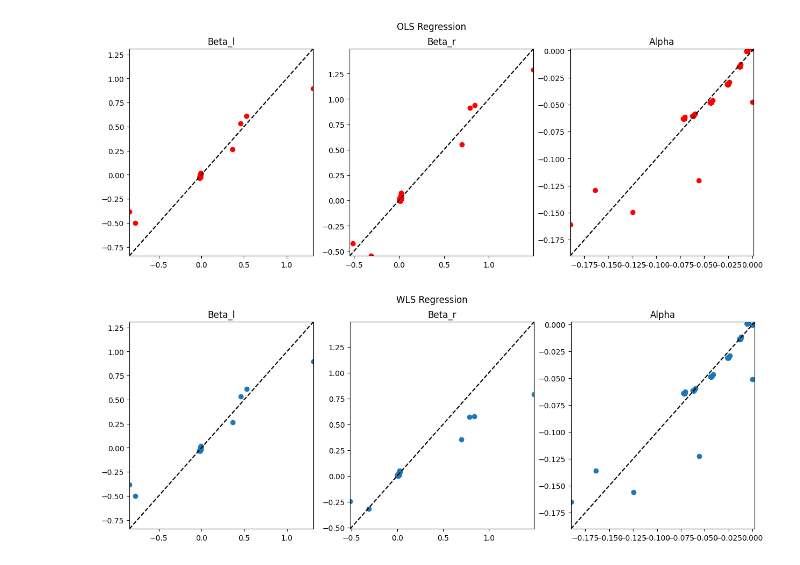
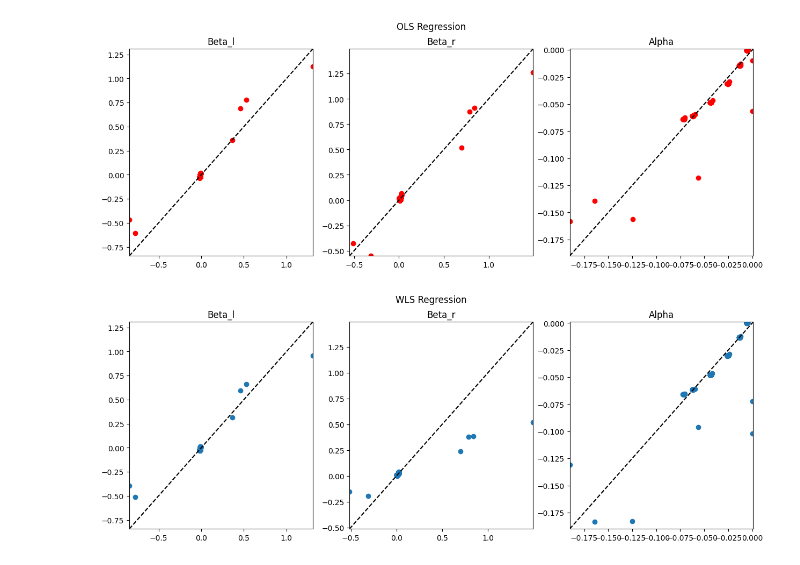
Before and after one commit to jprogrammer13/drp_course_2023, a Jupyter notebook: notebooks/wls_test.ipynb, the cells around one changed output. Cells and saved outputs as stored; diff of their text form; code cells hidden in the pictures.

Commit message:
fixed plot, added standardized residuals

```diff
--- a/notebooks/wls_test.ipynb
+++ b/notebooks/wls_test.ipynb
@@ -130,3 +117,3 @@ plt.show()
 # %%
-y_hat = X @ theta_hat_wls
+y_hat_wls = X @ theta_hat_wls
 # %%
@@ -156,7 +225,7 @@ y_max = max(Y[...,0].max(),y_hat_ols[...,0].max())
 ax[0].set_title("Beta_l")
 ax[0].set_xlim(y_min,y_max)
 ax[0].set_ylim(y_min,y_max)
-ax[0].scatter(Y[...,0],y_hat[...,0], color="red")
+ax[0].scatter(Y[...,0],y_hat_ols[...,0], color="red")
 ax[0].plot([y_min,y_max],[y_min,y_max], "--", color='black')
 # Beta_r
 y_min = min(Y[...,1].min(),y_hat_ols[...,1].min())
@@ -176,35 +245,35 @@ ax[2].scatter(Y[...,2],y_hat_ols[...,2], color="red")
 ax[2].plot([y_min,y_max],[y_min,y_max], "--", color='black')
 plt.show()
 # %% [output]
-[figure, old version]
+[figure, new version]
 # %%
 fig, ax = plt.subplots(1, 3, figsize=(15, 5))
 fig.suptitle("WLS Regression")
 # fig.suptitle('Horizontally stacked subplots')
 # Beta_l
-y_min = min(Y[...,0].min(),y_hat[...,0].min())
-y_max = max(Y[...,0].max(),y_hat[...,0].max())
+y_min = min(Y[...,0].min(),y_hat_wls[...,0].min())
+y_max = max(Y[...,0].max(),y_hat_wls[...,0].max())
 ax[0].set_title("Beta_l")
 ax[0].set_xlim(y_min,y_max)
 ax[0].set_ylim(y_min,y_max)
-ax[0].scatter(Y[...,0],y_hat[...,0])
+ax[0].scatter(Y[...,0],y_hat_wls[...,0])
 ax[0].plot([y_min,y_max],[y_min,y_max], "--", color='black')
 # Beta_r
-y_min = min(Y[...,1].min(),y_hat[...,1].min())
-y_max = max(Y[...,1].max(),y_hat[...,1].max())
+y_min = min(Y[...,1].min(),y_hat_wls[...,1].min())
+y_max = max(Y[...,1].max(),y_hat_wls[...,1].max())
 ax[1].set_title("Beta_r")
 ax[1].set_xlim(y_min,y_max)
 ax[1].set_ylim(y_min,y_max)
-ax[1].scatter(Y[...,1],y_hat[...,1])
+ax[1].scatter(Y[...,1],y_hat_wls[...,1])
 ax[1].plot([y_min,y_max],[y_min,y_max], "--", color='black')
 # Alpha
-y_min = min(Y[...,2].min(),y_hat[...,2].min())
-y_max = max(Y[...,2].max(),y_hat[...,2].max())
+y_min = min(Y[...,2].min(),y_hat_wls[...,2].min())
+y_max = max(Y[...,2].max(),y_hat_wls[...,2].max())
 ax[2].set_title("Alpha")
 ax[2].set_xlim(y_min,y_max)
 ax[2].set_ylim(y_min,y_max)
-ax[2].scatter(Y[...,2],y_hat[...,2])
+ax[2].scatter(Y[...,2],y_hat_wls[...,2])
 ax[2].plot([y_min,y_max],[y_min,y_max], "--", color='black')
 plt.show()
 # %% [output]
-[figure, old version]
+[figure, new version]
```
Also changed, not shown: parts of 13 cells of this notebook, 1 other file.
